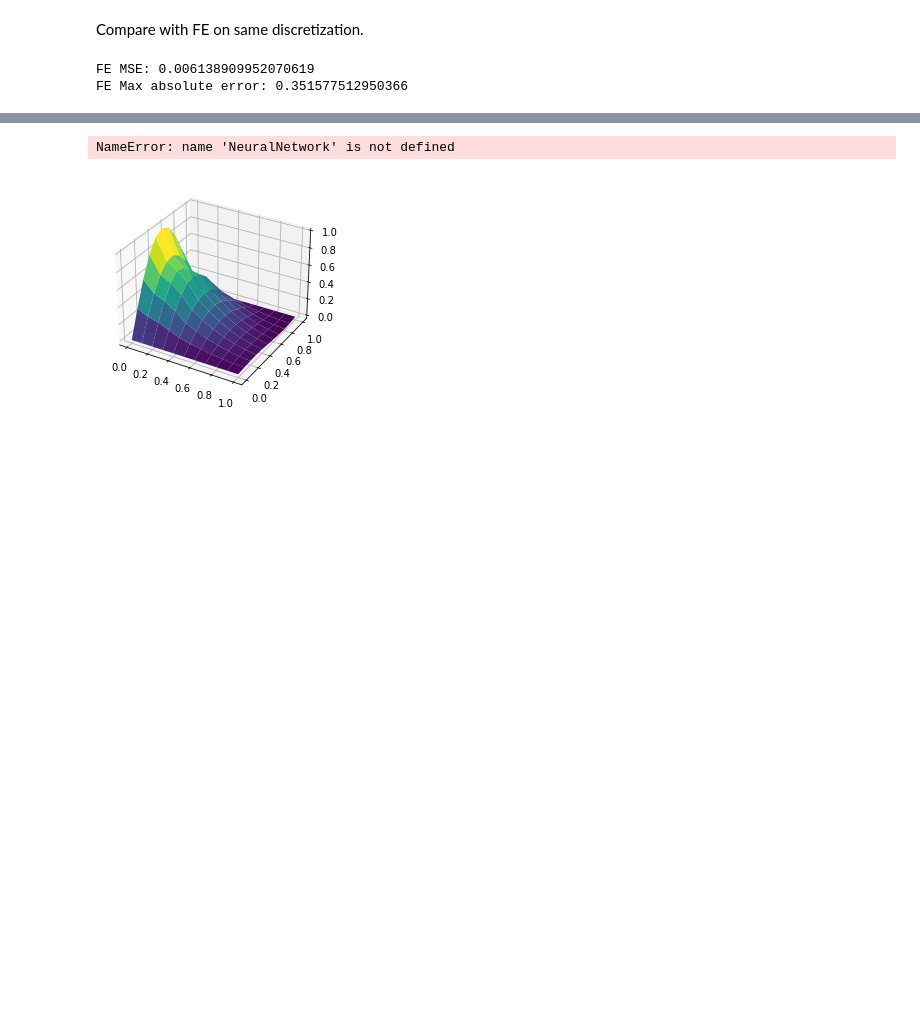
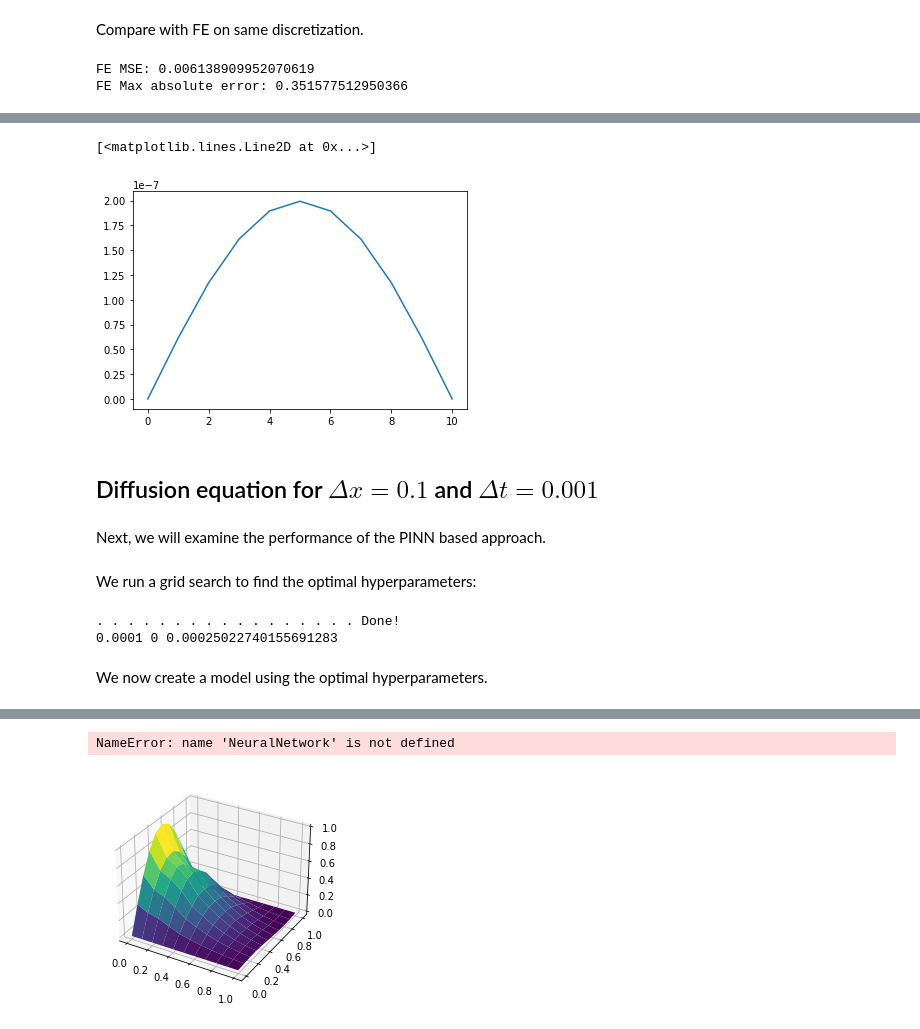
Before and after one commit to Rednael18/FYS-STK3155-project-3, a Jupyter notebook: notebooks/diffusion_equation.ipynb, the cells around one changed output, grey strips where cells are left out. Drawn from its saved outputs; the diff is of its cells as text; code cells hidden in the pictures; blank space fills up the shorter version.

```diff
--- a/notebooks/diffusion_equation.ipynb
+++ b/notebooks/diffusion_equation.ipynb
@@ -214,0 +236,9 @@ FE Max absolute error: 0.351577512950366
+# %%
+plt.plot(FE_u[4, :], label="FFNN")
+# %% [output]
+[<matplotlib.lines.Line2D at 0x...>]
+[figure, added]
+# %% [markdown]
+## Diffusion equation for $\Delta x= 0.1$  and  $\Delta t = 0.001$
+# %% [markdown]
+Next, we will examine the performance of the PINN based approach.
@@ -214,0 +258,16 @@ FE Max absolute error: 0.351577512950366
+# %% [markdown]
+We run a grid search to find the optimal hyperparameters:
+# %%
+hidden_layers = [128, 128, 128]
+lambdas = [0, 1e-7, 1e-6, 1e-5]
+etas = [1e-5, 1e-4, 1e-3, 1e-2]
+n_averages = 5
+epochs = 100
+
+best_eta, best_lmbda, min_loss = grid_search(xt, lambdas, etas, n_averages, hidden_layers, epochs)
+print(best_eta, best_lmbda, min_loss)
+# %% [output]
+. . . . . . . . . . . . . . . . . Done!
+0.0001 0 0.00025022740155691283
+# %% [markdown]
+We now create a model using the optimal hyperparameters.
```
Also changed, not shown: parts of 45 cells of this notebook, 6 other files.
